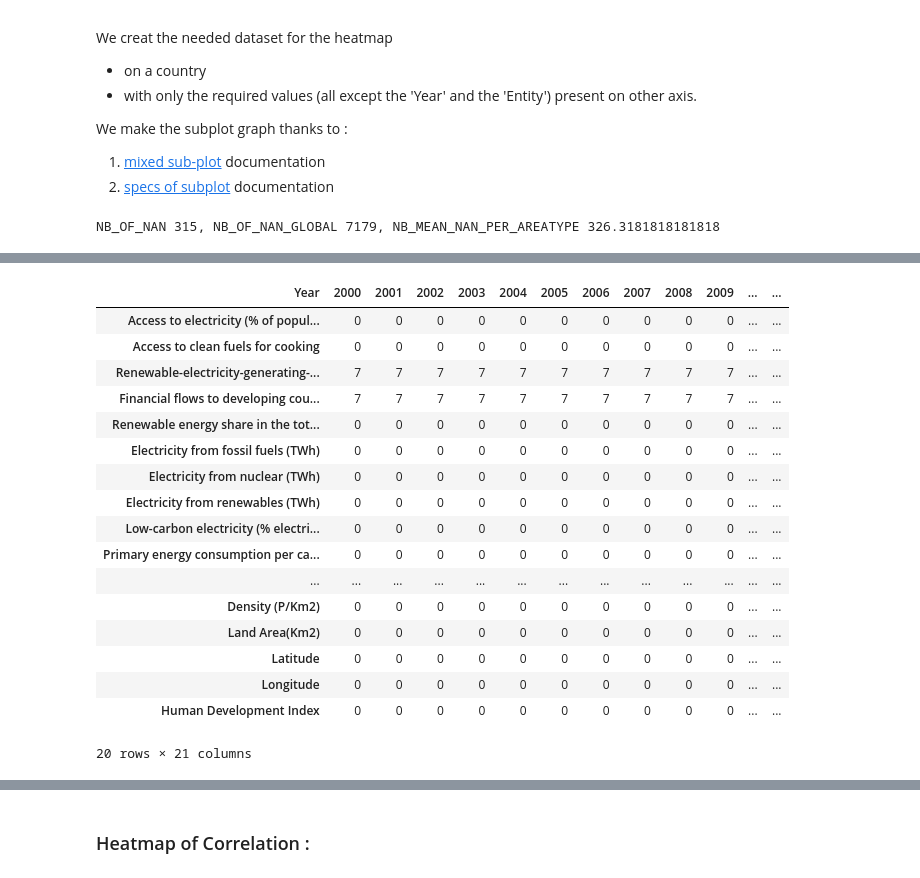
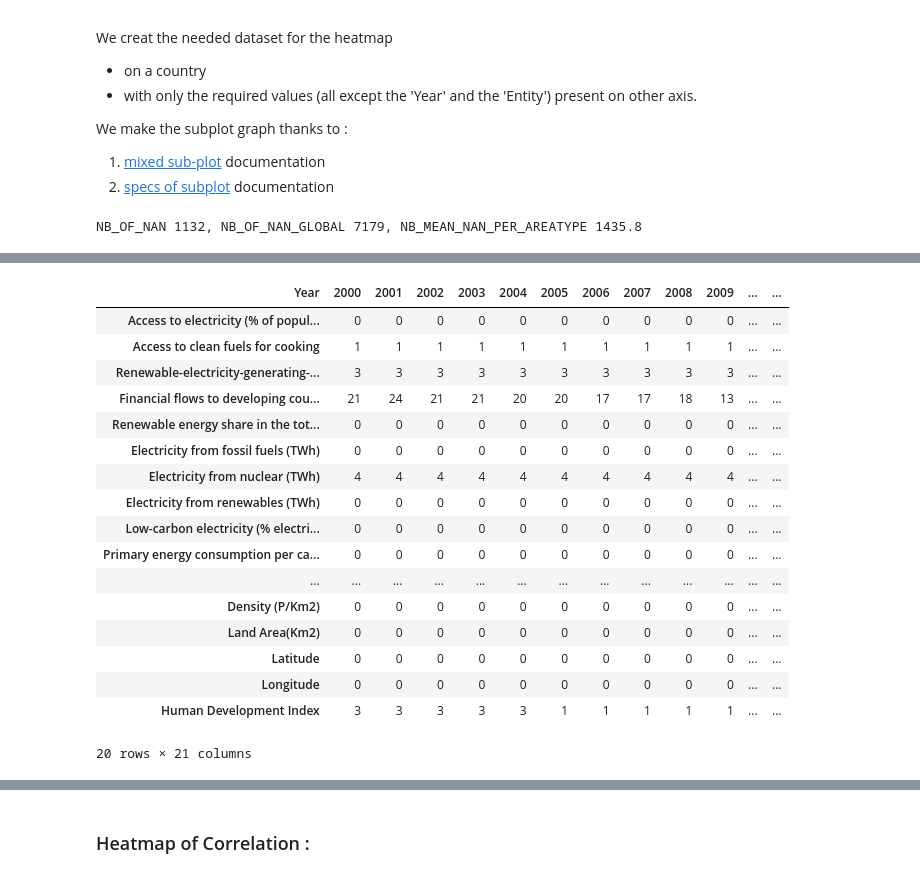
Before and after one commit to Projet-ESIEE/DashBoard-Energy, a Jupyter notebook: dataViz.ipynb, the cells around one changed output, grey strips where cells are left out. Drawn from its saved outputs; the diff is of its cells as text; code cells hidden in the pictures.

Commit message:
function heatmap fine + bar chart

```diff
--- a/dataViz.ipynb
+++ b/dataViz.ipynb
@@ -13,4 +13,4 @@ path_geodata = os.path.join("dataset", "world-administrative-boundaries.geojson"
 categorical_columns = ["Entity","Continent","Region","iso3"]
 # %%
 df_energy = pd.read_csv(path_energy)
-template = "plotly_dark"
+THEME = "plotly_dark"
@@ -59,7 +99,7 @@ for i, ligne in df_na[0:1].iterrows():
                 names=ligne.index[1:],
                 values=ligne.values[1:],
                 title=ligne["Variable"],
-                template=template,
+                template=THEME,
                 # color_discrete_sequence=["green","orange","red"],
                 color_discrete_map={"No data":"rgb(255,0,0)", "Incomplete data": "orange", "Valide data": "green"},
                 )
@@ -79,15 +119,18 @@ We make the  subplot graph thanks to :
 1. [mixed sub-plot](https://plotly.com/python/mixed-subplots/) documentation
 2. [specs of subplot](https://plotly.com/python/subplots/#subplots-types) documentation
 # %%
-def heatmap(df_heatmap : pd.DataFrame  = df_energy, area_type : str = "Entity", area_name : str = "Afghanistan") -> go.Figure :
+def heatmap(df_heatmap : pd.DataFrame  = df_energy, area_type : str = "Continent", area_name : str = "Asia") -> go.Figure :
     """
-    This function creat a complexe heatmap of missing values for the given area_name for all features.
+    This function creat a complexe multi-figure within a heatmap of missing values for the given area_name for all features and an indicator trace.
     :param df_heatmap: The data frame to analyse
     :param area_type: ["Entity", "Continent", "Region", "iso3"]
     :param area_name: ["France", "Europe", "Western Europe", "FRA", ...]
     :return: a figure object of the plotly lib (heatmap + indicator)
     """
 
+    ###############
+    ## Computation
+    ###############
     # The set of var to observe except the one used on other axis
     col = df_energy.columns.tolist()
     for x in ['Year', 'Entity', 'Continent', 'Region', 'iso3'] : col.remove(x)
@@ -96,14 +139,24 @@ def heatmap(df_heatmap : pd.DataFrame  = df_energy, area_type : str = "Entity",
     df_heat_na = df_heat.isna()
     df_heat_na.replace({True: 1, False: 0}, inplace=True)      # We change the True to 1 because plotly can not interpret them
 
+    # compute the values for the indicator
     NB_OF_NAN = df_heat_na.sum().sum()
     NB_OF_NAN_GLOBAL = df_energy.isna().sum().sum()
-    NB_MEAN_NAN_PER_AREATYPE = (NB_OF_NAN_GLOBAL/len(df_heatmap[area_type].unique()))   # compare the nb of nan for the given area_name to the mean of nan of other area_type
+    NB_MEAN_NAN = (NB_OF_NAN_GLOBAL/len(df_heatmap[area_type].unique()))   # compare the nb of nan for the given area_name to the mean of nan of other area_type
 
-    print("NB_OF_NAN {}, NB_OF_NAN_GLOBAL {}, NB_MEAN_NAN_PER_AREATYPE {}".format(NB_OF_NAN, NB_OF_NAN_GLOBAL, NB_MEAN_NAN_PER_AREATYPE ))
+    print("NB_OF_NAN {}, NB_OF_NAN_GLOBAL {}, NB_MEAN_NAN_PER_AREATYPE {}".format(NB_OF_NAN, NB_OF_NAN_GLOBAL, NB_MEAN_NAN ))
 
+    df_heat_na['Year'] = df_heatmap['Year']  # add the year column to the df
+    transposed_df = df_heat_na.groupby('Year').sum().T
 
-    ### The subplot
+    # testing after the upper calculation to be sure that the nb of missing val and shape is plausible
+    assert transposed_df.sum().sum() == df_energy.query(f"{area_type} == '{area_name}'").isna().sum().sum(), "<-- The sum of nan is not the same -->"
+    assert transposed_df.shape[0] == len(col), "<-- The number of columns is not the same -->"
+    assert transposed_df.shape[1] == len(df_energy['Year'].unique().tolist()), "<-- The number of rows is not the same -->"
+
+    ###############
+    ## The subplot
+    ###############
     heatmap = make_subplots(
         rows=1, cols=2,     # 2 col bcs 2 graph
         column_widths=[0.9, 0.2],
@@ -111,11 +164,10 @@ def heatmap(df_heatmap : pd.DataFrame  = df_energy, area_type : str = "Entity",
         subplot_titles=("Heatmap des valeurs manquantes par année et par variable", "")
     )
 
-    df_heat_na = df_heat_na.melt().groupby("variable").sum().reset_index()  # melt the df to have the nb of nan for each variable
     ##### The heatmap
     heatmap.add_trace(
         go.Heatmap(
-            z=df_heat_na,
+            z=transposed_df,
             x=df_energy['Year'].unique().tolist(),
             y=col,
 
@@ -133,48 +185,48 @@ def heatmap(df_heatmap : pd.DataFrame  = df_energy, area_type : str = "Entity",
     ###### The indicator
     heatmap.add_trace(
         go.Indicator(
             mode = "number+delta",  # 'delta' mean the % btw the value and a ref
             value = NB_OF_NAN,      # nb of nan for the current country looked
-            delta = {'reference': int(NB_MEAN_NAN_PER_AREATYPE), 'relative' : True},  # the ref is the mean of nan for the other country
-            #TODO : 'valueformat' : '.0f',
-
+            delta = {'reference': int(NB_MEAN_NAN), 'relative' : True, 'valueformat' : '.2f', "suffix": "%"},
             # styling
-            title = {"text": f"Nb isnan for {area_name}<br>"
+            title = {"text": f"NN of nan for {area_name}<br>"
                              "<span style='font-size:0.8em;color:gray'>"
-                             f"compare to all {area_type} mean</span>"
+                             f"compare to the mean of {area_type}</span>"
             }
         ),
         # placement of the graph in 2nd position
         row=1, col=2
     )
 
+
     ##### styling
     heatmap.update_layout(
-        template="plotly_dark",  # just a default theme
+        template=THEME,  # just a default theme
         title_text="Observation of missing values for : {}".format(area_name),
         title_font_size=24,  # Increase title font size
         title_x=0.5,  # Center the title
         height=900,  # Set the height of the figure in pixels
         # width=1000,  # Set the width of the figure in pixels
         font=dict(family='Arial', size=12),  # Customize font family and size for the whole figure
-        # margin=dict(t=80, l=50, r=50, b=50),  # Add margin for better layout spacing
+        #margin=dict(t=80, l=50, r=50, b=50),  # Add margin for better layout spacing
     )
 
+    heatmap.show()
 
-    return heatmap
+    return transposed_df
 
 heatmap()
 # %% [output]
-NB_OF_NAN 315, NB_OF_NAN_GLOBAL 7179, NB_MEAN_NAN_PER_AREATYPE 326.3181818181818
+NB_OF_NAN 1132, NB_OF_NAN_GLOBAL 7179, NB_MEAN_NAN_PER_AREATYPE 1435.8
 [interactive output not drawn]
 | Year | 2000 | 2001 | 2002 | 2003 | 2004 | 2005 | 2006 | 2007 | 2008 | 2009 | ... | ... |
 | Access to electricity (% of popul... | 0 | 0 | 0 | 0 | 0 | 0 | 0 | 0 | 0 | 0 | ... | ... |
-| Access to clean fuels for cooking | 0 | 0 | 0 | 0 | 0 | 0 | 0 | 0 | 0 | 0 | ... | ... |
-| Renewable-electricity-generating-... | 7 | 7 | 7 | 7 | 7 | 7 | 7 | 7 | 7 | 7 | ... | ... |
-| Financial flows to developing cou... | 7 | 7 | 7 | 7 | 7 | 7 | 7 | 7 | 7 | 7 | ... | ... |
+| Access to clean fuels for cooking | 1 | 1 | 1 | 1 | 1 | 1 | 1 | 1 | 1 | 1 | ... | ... |
+| Renewable-electricity-generating-... | 3 | 3 | 3 | 3 | 3 | 3 | 3 | 3 | 3 | 3 | ... | ... |
+| Financial flows to developing cou... | 21 | 24 | 21 | 21 | 20 | 20 | 17 | 17 | 18 | 13 | ... | ... |
 | Renewable energy share in the tot... | 0 | 0 | 0 | 0 | 0 | 0 | 0 | 0 | 0 | 0 | ... | ... |
 | Electricity from fossil fuels (TWh) | 0 | 0 | 0 | 0 | 0 | 0 | 0 | 0 | 0 | 0 | ... | ... |
-| Electricity from nuclear (TWh) | 0 | 0 | 0 | 0 | 0 | 0 | 0 | 0 | 0 | 0 | ... | ... |
+| Electricity from nuclear (TWh) | 4 | 4 | 4 | 4 | 4 | 4 | 4 | 4 | 4 | 4 | ... | ... |
 | Electricity from renewables (TWh) | 0 | 0 | 0 | 0 | 0 | 0 | 0 | 0 | 0 | 0 | ... | ... |
 | Low-carbon electricity (% electri... | 0 | 0 | 0 | 0 | 0 | 0 | 0 | 0 | 0 | 0 | ... | ... |
 | Primary energy consumption per ca... | 0 | 0 | 0 | 0 | 0 | 0 | 0 | 0 | 0 | 0 | ... | ... |
@@ -183,5 +235,5 @@ NB_OF_NAN 315, NB_OF_NAN_GLOBAL 7179, NB_MEAN_NAN_PER_AREATYPE 326.3181818181818
 | Land Area(Km2) | 0 | 0 | 0 | 0 | 0 | 0 | 0 | 0 | 0 | 0 | ... | ... |
 | Latitude | 0 | 0 | 0 | 0 | 0 | 0 | 0 | 0 | 0 | 0 | ... | ... |
 | Longitude | 0 | 0 | 0 | 0 | 0 | 0 | 0 | 0 | 0 | 0 | ... | ... |
-| Human Development Index | 0 | 0 | 0 | 0 | 0 | 0 | 0 | 0 | 0 | 0 | ... | ... |
+| Human Development Index | 3 | 3 | 3 | 3 | 3 | 1 | 1 | 1 | 1 | 1 | ... | ... |
 20 rows × 21 columns
```
Also changed, not shown: parts of 7 cells of this notebook.
